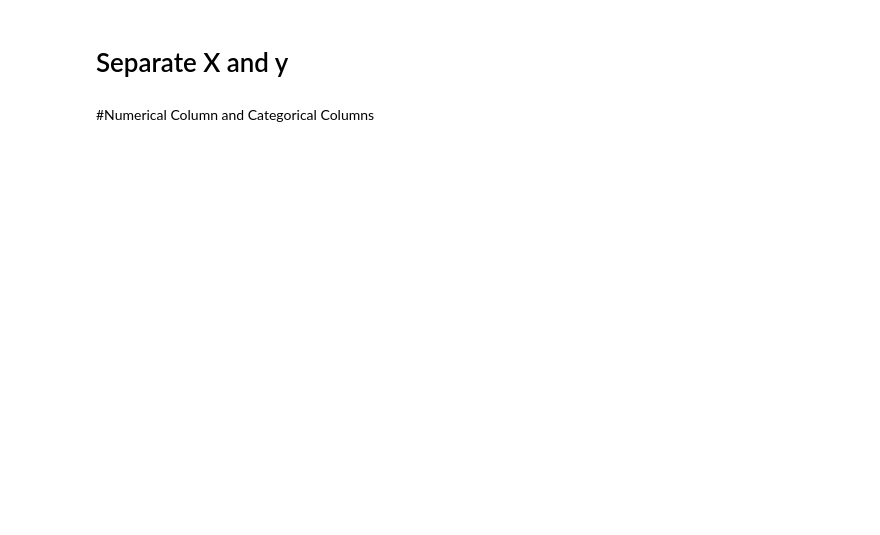
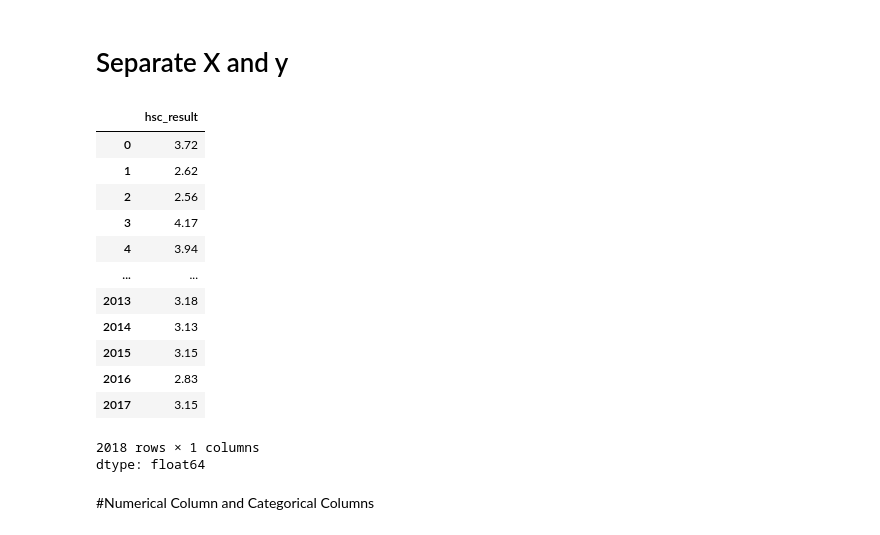
Before and after one commit to MRS028/AI-ML-Learning, a Jupyter notebook: student_performance_prediction.ipynb, the cells around one changed output. Cells and saved outputs as stored; diff of their text form; code cells hidden in the pictures; blank space fills up the shorter version.

```diff
--- a/student_performance_prediction.ipynb
+++ b/student_performance_prediction.ipynb
@@ -106,5 +122,22 @@ Name: hsc_result, dtype: float64
 # %%
 X = df.drop('hsc_result',axis=1)
 y = df['hsc_result']
+# %%
+y
+# %% [output]
+|  | hsc_result |
+| 0 | 3.72 |
+| 1 | 2.62 |
+| 2 | 2.56 |
+| 3 | 4.17 |
+| 4 | 3.94 |
+| ... | ... |
+| 2013 | 3.18 |
+| 2014 | 3.13 |
+| 2015 | 3.15 |
+| 2016 | 2.83 |
+| 2017 | 3.15 |
+2018 rows × 1 columns
+dtype: float64
 # %% [markdown]
 #Numerical Column and Categorical Columns
```
Also changed, not shown: parts of 10 cells of this notebook.
